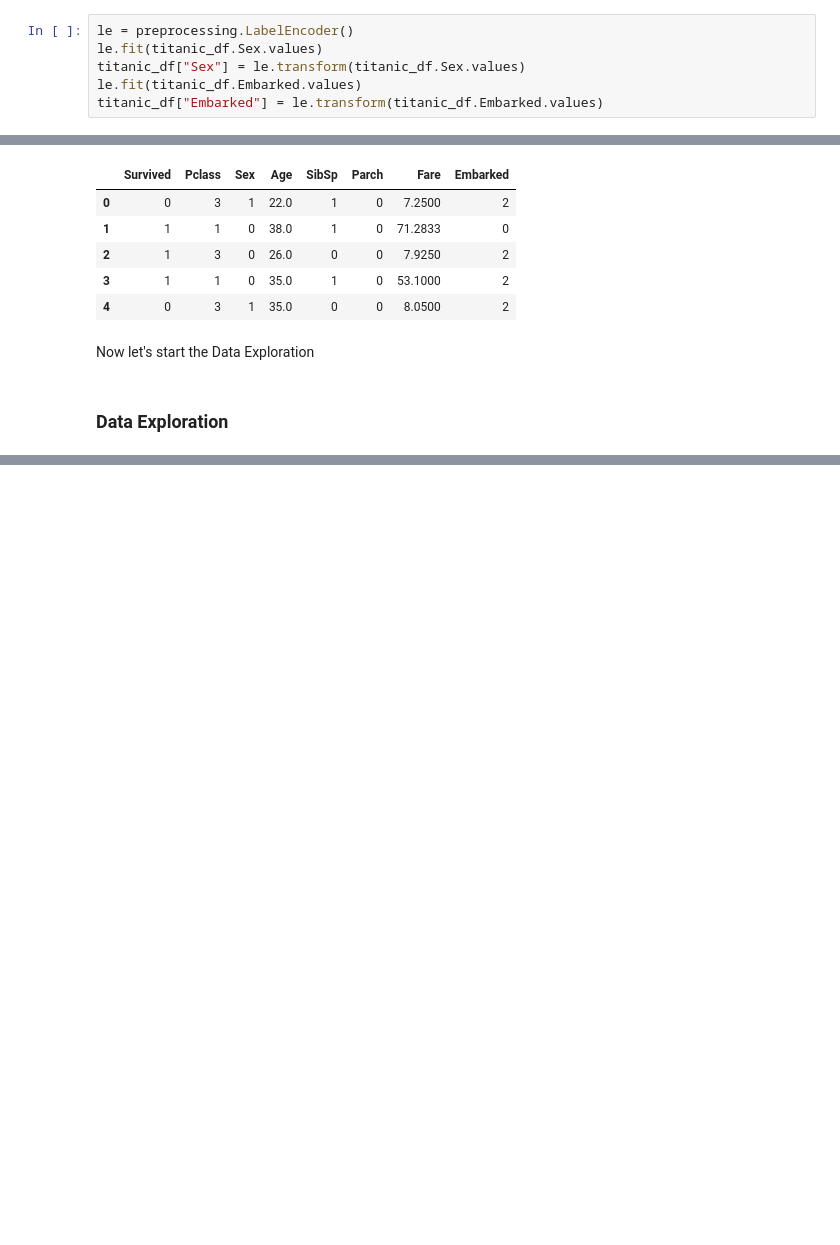
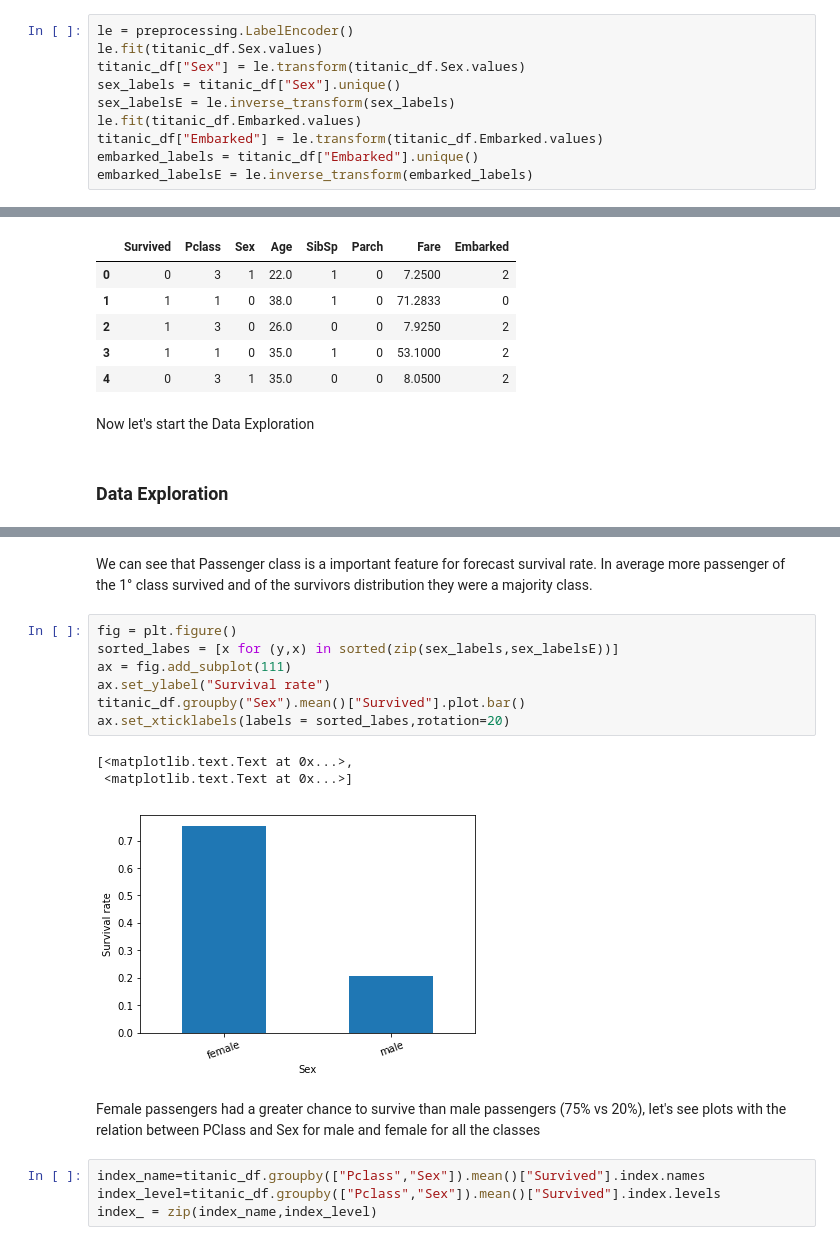
Before and after one commit to Ark93/TitanicDataset, a Jupyter notebook: toKaggle.ipynb, the cells around one changed output, grey strips where cells are left out. Drawn from its saved outputs; the diff is of its cells as text; blank space fills up the shorter version.

```diff
--- a/toKaggle.ipynb
+++ b/toKaggle.ipynb
@@ -135,8 +135,12 @@ embarked_labels = titanic_df["Embarked"].unique()
 le = preprocessing.LabelEncoder()
 le.fit(titanic_df.Sex.values)
 titanic_df["Sex"] = le.transform(titanic_df.Sex.values)
+sex_labels = titanic_df["Sex"].unique()
+sex_labelsE = le.inverse_transform(sex_labels)
 le.fit(titanic_df.Embarked.values)
 titanic_df["Embarked"] = le.transform(titanic_df.Embarked.values)
+embarked_labels = titanic_df["Embarked"].unique()
+embarked_labelsE = le.inverse_transform(embarked_labels)
 # %%
 titanic_df.head()
 # %% [output]
@@ -167,0 +179,19 @@ ax.set_xticklabels(labels = ax.get_xticklabels(),rotation=0)
+# %% [markdown]
+We can see that Passenger class is a important feature for forecast survival rate. In average more passenger of the 1° class survived and of the survivors distribution they were a majority class.
+# %%
+fig = plt.figure()
+sorted_labes = [x for (y,x) in sorted(zip(sex_labels,sex_labelsE))]
+ax = fig.add_subplot(111)
+ax.set_ylabel("Survival rate")
+titanic_df.groupby("Sex").mean()["Survived"].plot.bar()
+ax.set_xticklabels(labels = sorted_labes,rotation=20)
+# %% [output]
+[<matplotlib.text.Text at 0x...>,
+ <matplotlib.text.Text at 0x...>]
+[figure, added]
+# %% [markdown]
+Female passengers had a greater chance to survive than male passengers (75% vs 20%), let's see plots with the relation between PClass and Sex for male and female for all the classes
+# %%
+index_name=titanic_df.groupby(["Pclass","Sex"]).mean()["Survived"].index.names
+index_level=titanic_df.groupby(["Pclass","Sex"]).mean()["Survived"].index.levels
+index_ = zip(index_name,index_level)
```
Also changed, not shown: parts of 54 cells of this notebook.
